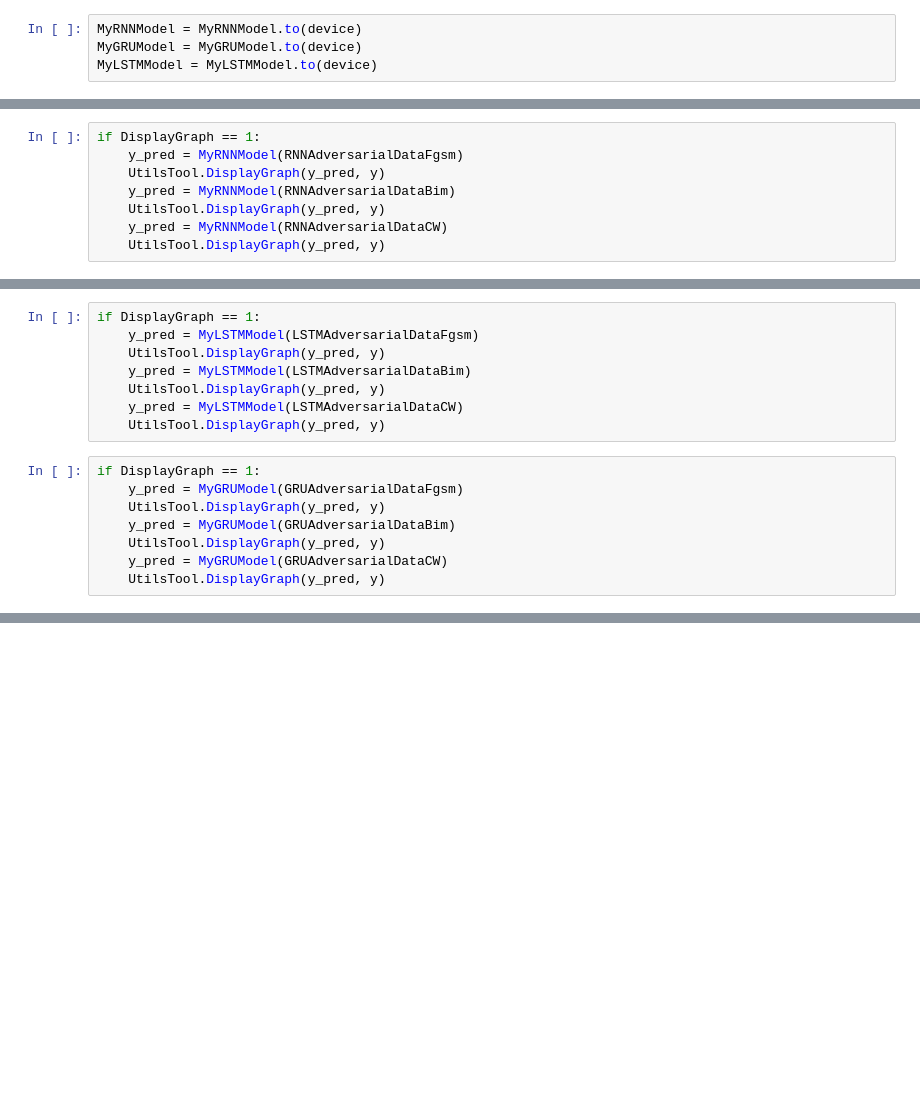
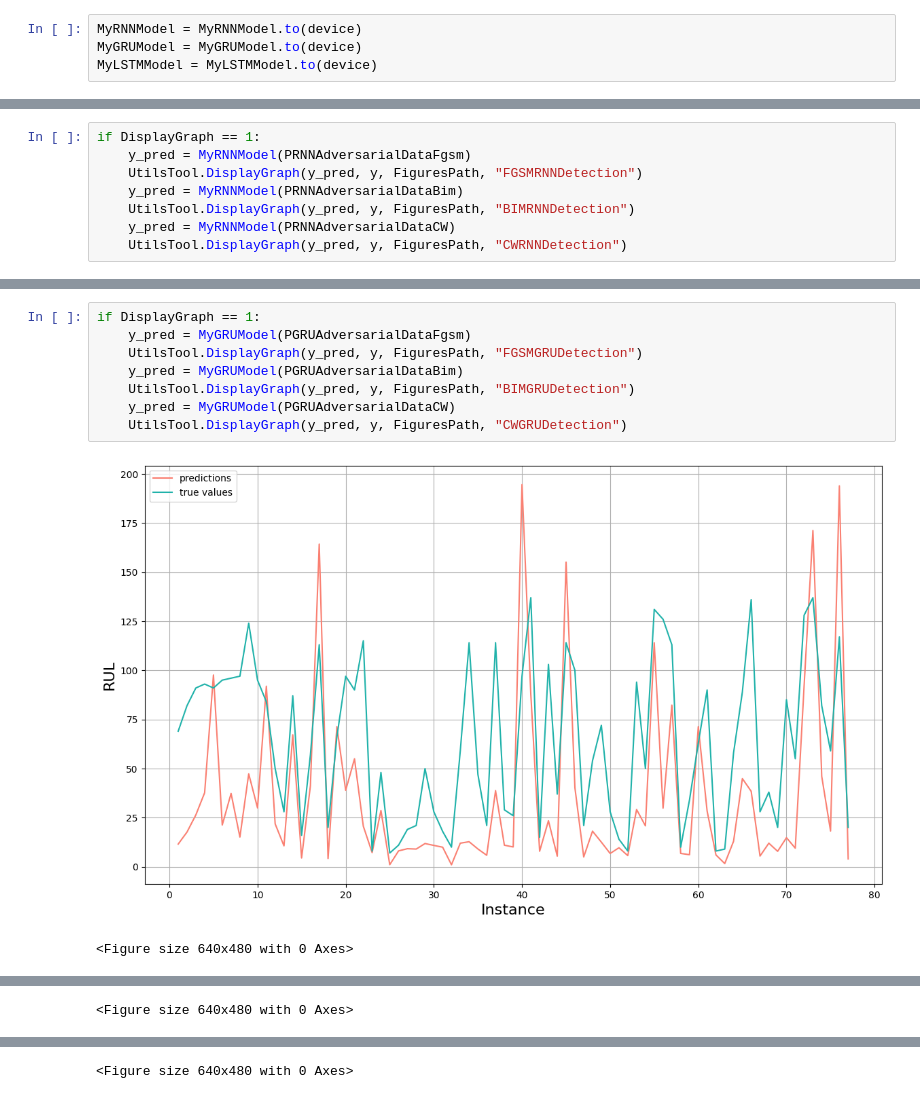
Before and after one commit to PF-Maillard/AdversarialRUL, a Jupyter notebook: Main.ipynb, the cells around one changed output, grey strips where cells are left out. Drawn from its saved outputs; the diff is of its cells as text; blank space fills up the shorter version.

```diff
--- a/Main.ipynb
+++ b/Main.ipynb
@@ -229,8 +258,8 @@ UtilsTool.CreateDFSFiles(testloaderAttack, X, LSTMAdversarialDataCW, y, MyLSTMMo
 # %%
 if DisplayGraph == 1:
-    y_pred = MyRNNModel(RNNAdversarialDataFgsm)
-    UtilsTool.DisplayGraph(y_pred, y)
-    y_pred = MyRNNModel(RNNAdversarialDataBim)
-    UtilsTool.DisplayGraph(y_pred, y)
-    y_pred = MyRNNModel(RNNAdversarialDataCW)
-    UtilsTool.DisplayGraph(y_pred, y)
+    y_pred = MyRNNModel(PRNNAdversarialDataFgsm)
+    UtilsTool.DisplayGraph(y_pred, y, FiguresPath, "FGSMRNNDetection")
+    y_pred = MyRNNModel(PRNNAdversarialDataBim)
+    UtilsTool.DisplayGraph(y_pred, y, FiguresPath, "BIMRNNDetection")
+    y_pred = MyRNNModel(PRNNAdversarialDataCW)
+    UtilsTool.DisplayGraph(y_pred, y, FiguresPath, "CWRNNDetection")
@@ -237,16 +273,11 @@ if DisplayGraph == 1:
-# %%
-if DisplayGraph == 1:
-    y_pred = MyLSTMModel(LSTMAdversarialDataFgsm)
-    UtilsTool.DisplayGraph(y_pred, y)
-    y_pred = MyLSTMModel(LSTMAdversarialDataBim)
-    UtilsTool.DisplayGraph(y_pred, y)
-    y_pred = MyLSTMModel(LSTMAdversarialDataCW)
-    UtilsTool.DisplayGraph(y_pred, y)
 # %%
 if DisplayGraph == 1:
-    y_pred = MyGRUModel(GRUAdversarialDataFgsm)
-    UtilsTool.DisplayGraph(y_pred, y)
-    y_pred = MyGRUModel(GRUAdversarialDataBim)
-    UtilsTool.DisplayGraph(y_pred, y)
-    y_pred = MyGRUModel(GRUAdversarialDataCW)
-    UtilsTool.DisplayGraph(y_pred, y)
+    y_pred = MyGRUModel(PGRUAdversarialDataFgsm)
+    UtilsTool.DisplayGraph(y_pred, y, FiguresPath, "FGSMGRUDetection")
+    y_pred = MyGRUModel(PGRUAdversarialDataBim)
+    UtilsTool.DisplayGraph(y_pred, y, FiguresPath, "BIMGRUDetection")
+    y_pred = MyGRUModel(PGRUAdversarialDataCW)
+    UtilsTool.DisplayGraph(y_pred, y, FiguresPath, "CWGRUDetection")
+# %% [output]
+[figure, added]
+<Figure size 640x480 with 0 Axes>
@@ -252,0 +285 @@ if DisplayGraph == 1:
+<Figure size 640x480 with 0 Axes>
@@ -252,0 +287 @@ if DisplayGraph == 1:
+<Figure size 640x480 with 0 Axes>
```
Also changed, not shown: parts of 39 cells of this notebook, 3 other files.
